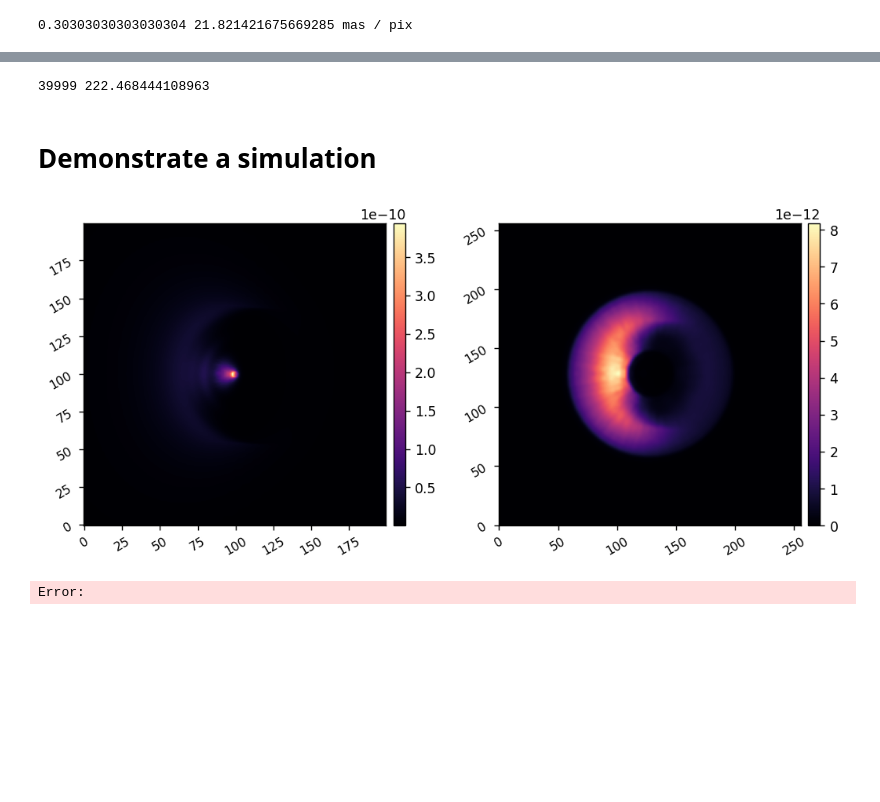
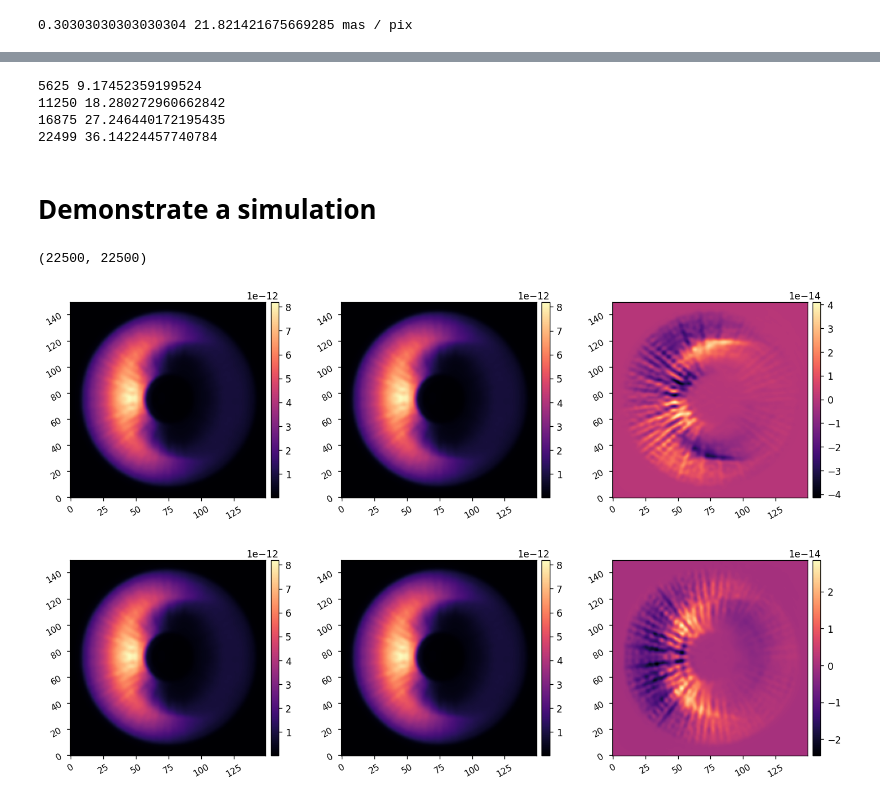
Before and after one commit to kian1377/disk-processing, a Jupyter notebook: spc_band4_20240418_interp_psfs.ipynb, the cells around one changed output, grey strips where cells are left out. Saved outputs shown, nothing was run; the diff lists cells and outputs as text; code cells hidden in the pictures; blank space fills up the shorter version.

```diff
--- a/spc_band4_20240418_interp_psfs.ipynb
+++ b/spc_band4_20240418_interp_psfs.ipynb
@@ -141,25 +169,40 @@ ipsf_matrix = np.zeros((npsf**2, ncols))
 
 start=time.time()
 for i in range(ncols):
-    ipsf = find_closest_psf(x[i], y[i], verbose=False)
+    ipsf = find_closest_psf(psfs_p2, x[i], y[i], verbose=False)
     ipsf_matrix[:,i] = ipsf.flatten() # assign the flattened psf to the column
-    if i==ncols/8 or i==ncols/4 or i==ncols/2 or i==ncols*3/4 or i==ncols*7/8 or i==ncols-1:
-        clear_output()
+    if i==ncols/8 or i==ncols/4 or i==ncols*3/8 or i==ncols/2 or i==ncols*5/8 or i==ncols*3/4 or i==ncols*7/8 or i==ncols-1:
+        # clear_output()
         print(i, time.time()-start)
 # %% [output]
-39999 222.468444108963
+5625 9.17452359199524
+11250 18.280272960662842
+16875 27.246440172195435
+22499 36.14224457740784
 # %%
 import h5py
 # %%
-ipsf_fpath = data_dir/'ipsfs'/f'spc_band4_ipsfs_polaxis{polaxis:d}_may2024.hdf5'
+ipsf_fpath = data_dir/'ipsfs'/f'spc_band4_ipsfs_polaxis2_may2024.hdf5'
 f = h5py.File(ipsf_fpath,'w')
 f.create_dataset('ipsf_matrix', data=ipsf_matrix)
 f.close()
 # %% [markdown]
 # Demonstrate a simulation
 # %%
+polaxis = 2
 ipsf_fpath = data_dir/'ipsfs'/f'spc_band4_ipsfs_polaxis{polaxis:d}_may2024.hdf5'
 
 f = h5py.File(ipsf_fpath, 'r')
-ipsf_matrix = np.array(f['ipsf_matrix'])
+ipsf_matrix_p2 = np.array(f['ipsf_matrix'])
 f.close()
+
+print(ipsf_matrix.shape)
+# %% [output]
+(22500, 22500)
+# %%
+polaxis = 1
+ipsf_fpath = data_dir/'ipsfs'/f'spc_band4_ipsfs_polaxis{polaxis:d}_may2024.hdf5'
+
+f = h5py.File(ipsf_fpath, 'r')
+ipsf_matrix_p1 = np.array(f['ipsf_matrix'])
+f.close()
@@ -166,6 +223,12 @@ f.close()
 # %%
-disk_image = ipsf_matrix.dot(disk.ravel()).reshape(npsf,npsf)
-imshow2(disk, disk_image)
+disk_image_p2 = ipsf_matrix.dot(disk.ravel()).reshape(npsf,npsf)
+disk_image_p1 = ipsf_matrix_p1.dot(disk.ravel()).reshape(npsf,npsf)
+imshow3(disk_image_p2, disk_image_p1, disk_image_p2-disk_image_p1)
 # %% [output]
-[figure, old version]
+[figure, new version]
-Error:
+# %%
+disk_image_n2 = ipsf_matrix_n2.dot(disk.ravel()).reshape(npsf,npsf)
+disk_image_n1 = ipsf_matrix_p2.dot(disk.ravel()).reshape(npsf,npsf)
+imshow3(disk_image_n2, disk_image_n1, disk_image_n2-disk_image_n1)
+# %% [output]
+[figure, added]
```
Also changed, not shown: parts of 13 cells of this notebook, 10 other files.
